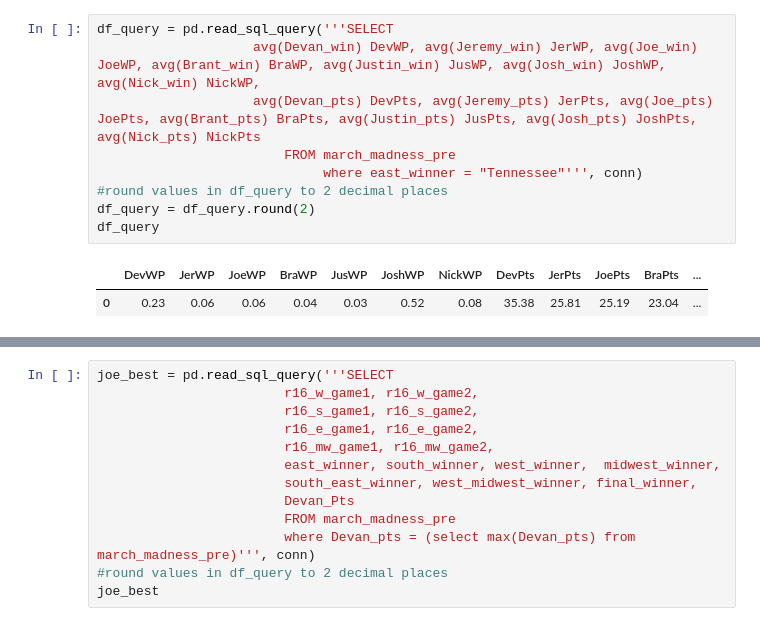
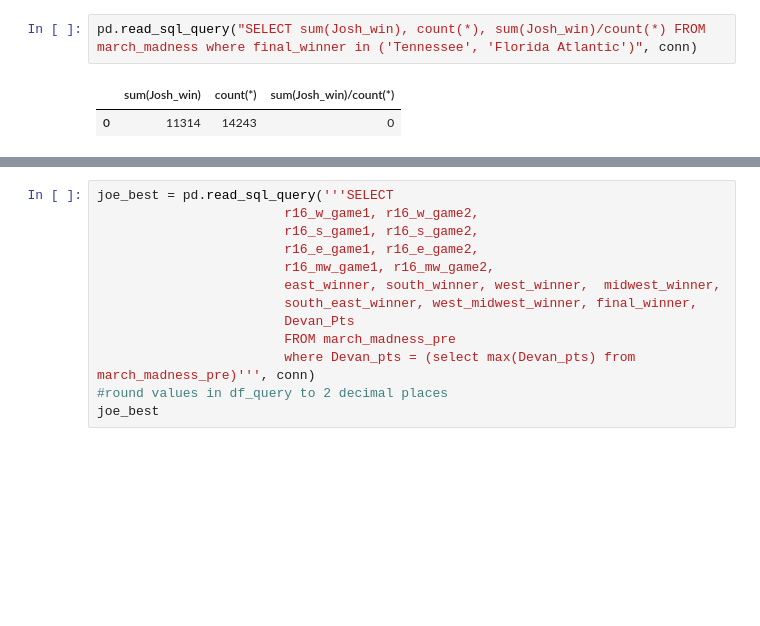
Before and after one commit to zobelj/MarchMadnessAuction, a Jupyter notebook: MarchMadness_2023/get_data.ipynb, the cells around one changed output, grey strips where cells are left out. Saved outputs shown, nothing was run; the diff lists cells and outputs as text; blank space fills up the shorter version.

```diff
--- a/MarchMadness_2023/get_data.ipynb
+++ b/MarchMadness_2023/get_data.ipynb
@@ -23,12 +23,5 @@ df
-# %%
-df_query = pd.read_sql_query('''SELECT
-                    avg(Devan_win) DevWP, avg(Jeremy_win) JerWP, avg(Joe_win) JoeWP, avg(Brant_win) BraWP, avg(Justin_win) JusWP, avg(Josh_win) JoshWP, avg(Nick_win) NickWP,
-                    avg(Devan_pts) DevPts, avg(Jeremy_pts) JerPts, avg(Joe_pts) JoePts, avg(Brant_pts) BraPts, avg(Justin_pts) JusPts, avg(Josh_pts) JoshPts, avg(Nick_pts) NickPts
-                        FROM march_madness_pre
-                             where east_winner = "Tennessee"''', conn)
-#round values in df_query to 2 decimal places
-df_query = df_query.round(2)
-df_query
-# %% [output]
-|  | DevWP | JerWP | JoeWP | BraWP | JusWP | JoshWP | NickWP | DevPts | JerPts | JoePts | BraPts | ... |
-| 0 | 0.23 | 0.06 | 0.06 | 0.04 | 0.03 | 0.52 | 0.08 | 35.38 | 25.81 | 25.19 | 23.04 | ... |
+# %%
+pd.read_sql_query("SELECT sum(Josh_win), count(*), sum(Josh_win)/count(*) FROM march_madness where final_winner in ('Tennessee', 'Florida Atlantic')", conn)
+# %% [output]
+|  | sum(Josh_win) | count(*) | sum(Josh_win)/count(*) |
+| 0 | 11314 | 14243 | 0 |
```
Also changed, not shown: parts of 3 cells of this notebook, 6 other files.
